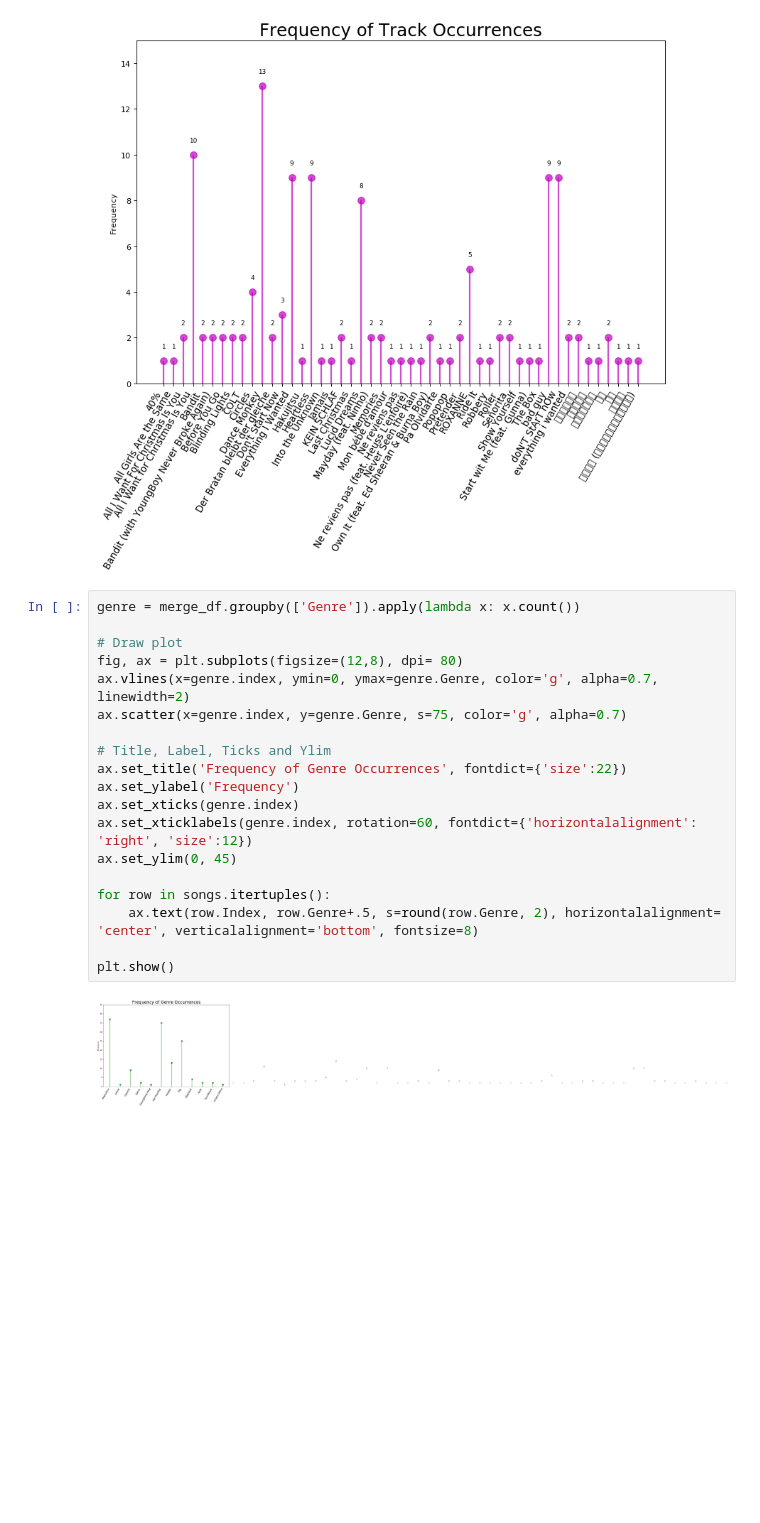
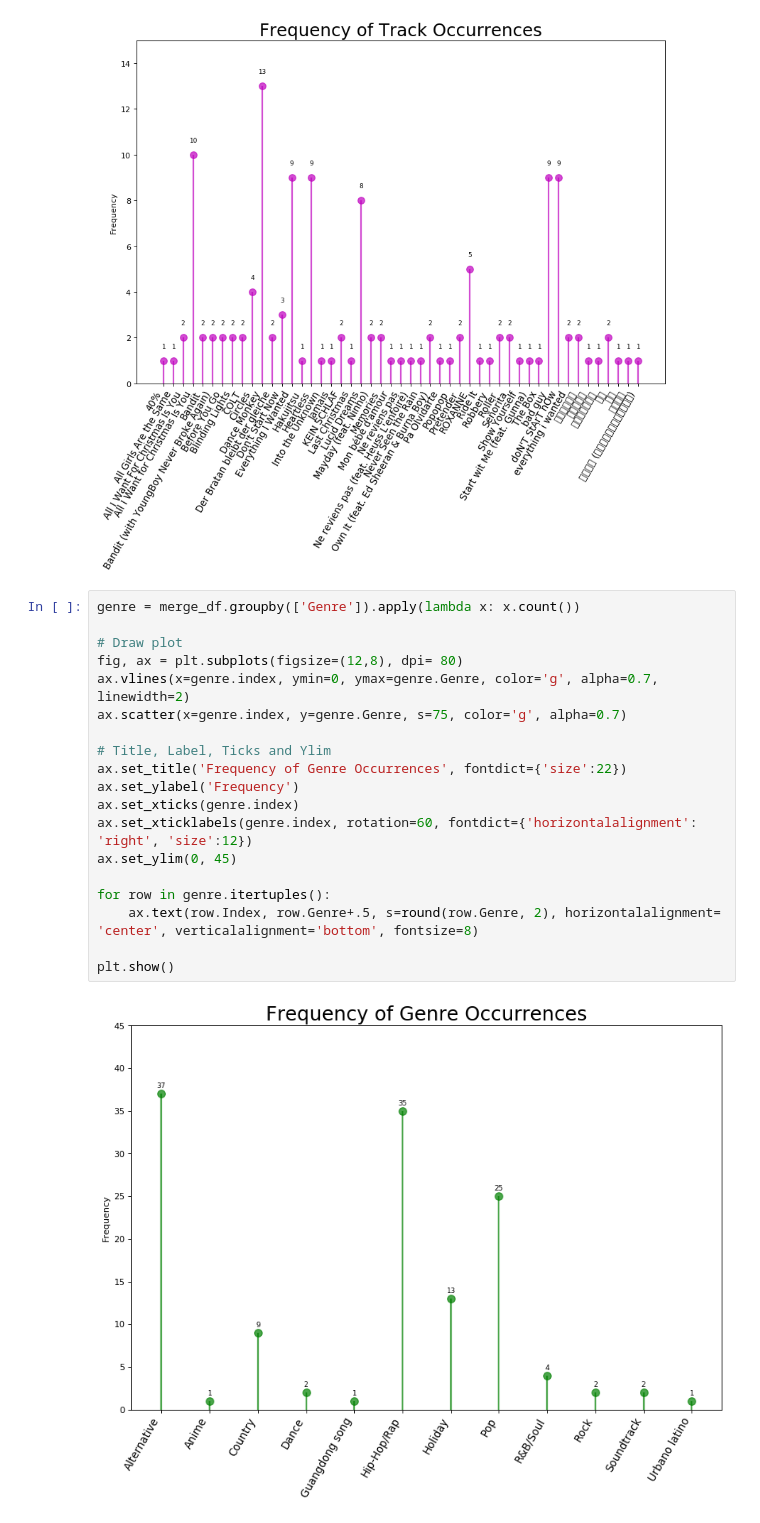
Before and after one commit to nawdah/project-1, a Jupyter notebook: Charting Data.ipynb, the cells around one changed output. Drawn from its saved outputs; the diff is of its cells as text; blank space fills up the shorter version.

Commit message:
Fixed Genre graph bug

```diff
--- a/Charting Data.ipynb
+++ b/Charting Data.ipynb
@@ -233,21 +233,21 @@ plt.show()
 # %%
 genre = merge_df.groupby(['Genre']).apply(lambda x: x.count())
 
 # Draw plot
 fig, ax = plt.subplots(figsize=(12,8), dpi= 80)
 ax.vlines(x=genre.index, ymin=0, ymax=genre.Genre, color='g', alpha=0.7, linewidth=2)
 ax.scatter(x=genre.index, y=genre.Genre, s=75, color='g', alpha=0.7)
 
 # Title, Label, Ticks and Ylim
 ax.set_title('Frequency of Genre Occurrences', fontdict={'size':22})
 ax.set_ylabel('Frequency')
 ax.set_xticks(genre.index)
 ax.set_xticklabels(genre.index, rotation=60, fontdict={'horizontalalignment': 'right', 'size':12})
 ax.set_ylim(0, 45)
 
-for row in songs.itertuples():
+for row in genre.itertuples():
     ax.text(row.Index, row.Genre+.5, s=round(row.Genre, 2), horizontalalignment= 'center', verticalalignment='bottom', fontsize=8)
 
 plt.show()
 # %% [output]
-[figure, old version]
+[figure, new version]
```
